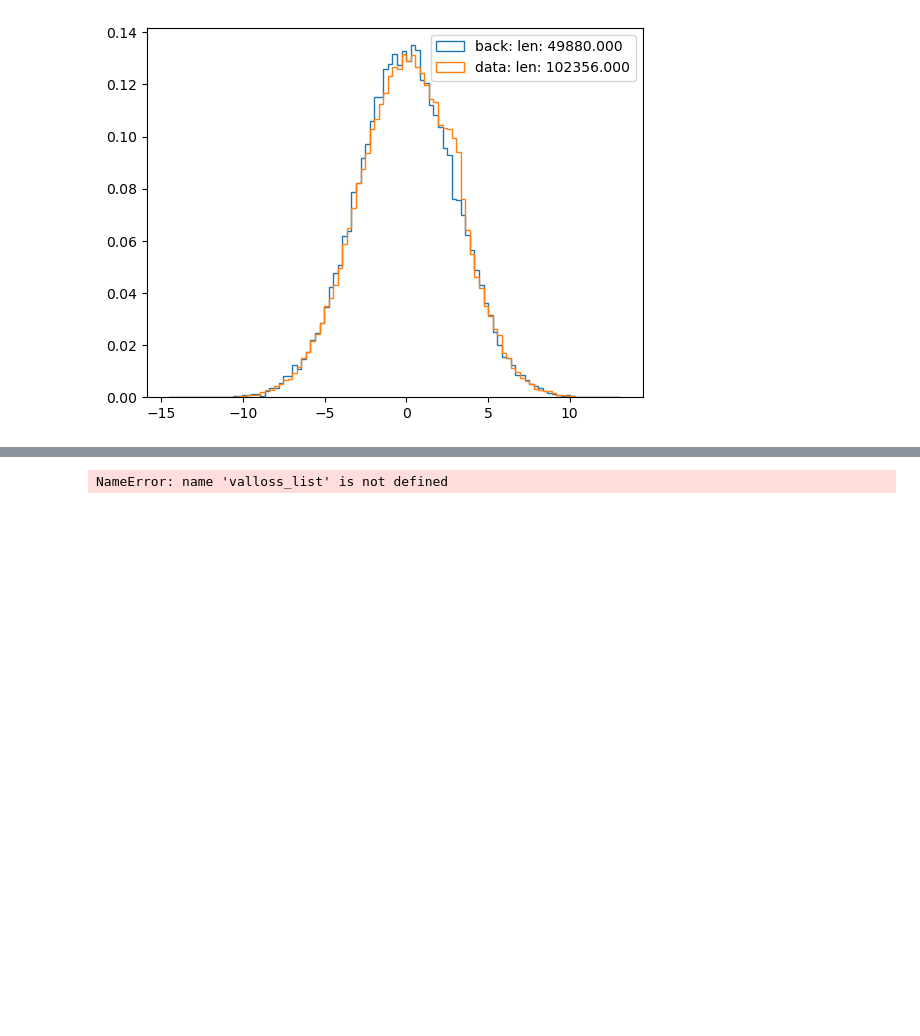
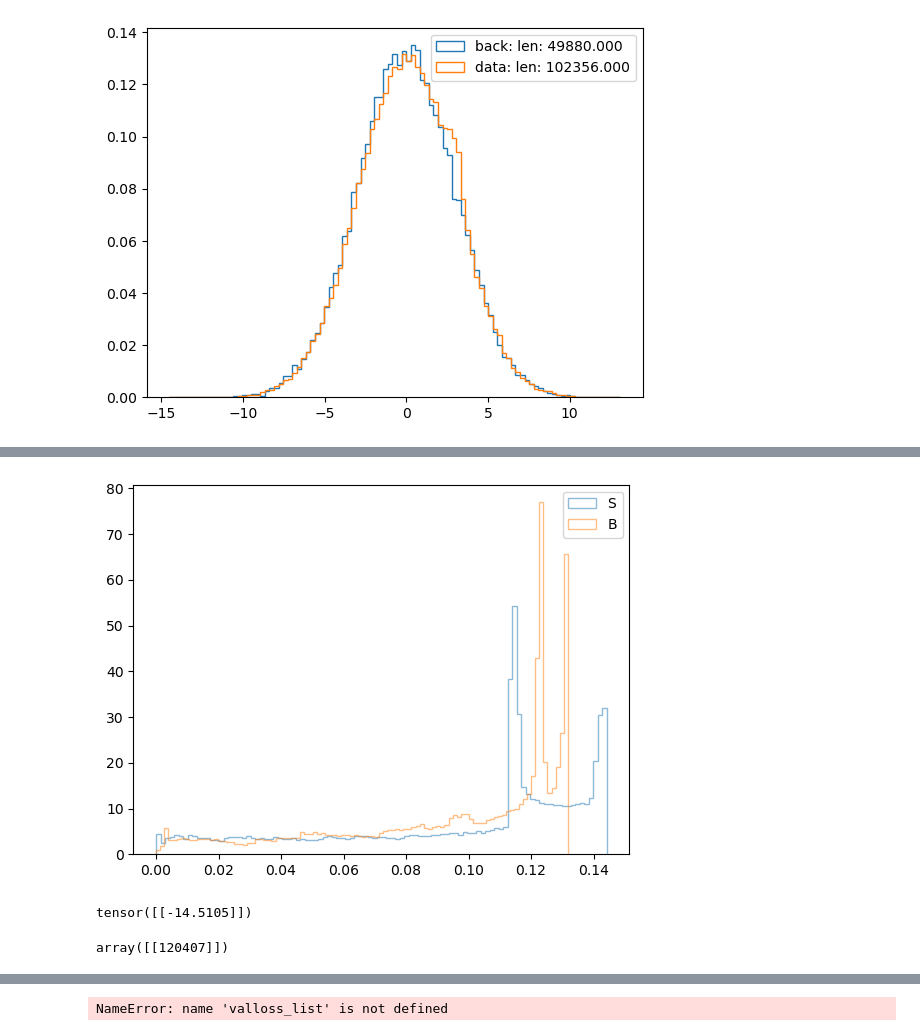
Before and after one commit to rd804/R-ANODE, a Jupyter notebook: notebooks/nflows_gaussian_manode.ipynb, the cells around one changed output, grey strips where cells are left out. Saved outputs shown, nothing was run; the diff lists cells and outputs as text; code cells hidden in the pictures; blank space fills up the shorter version.

```diff
--- a/notebooks/nflows_gaussian_manode.ipynb
+++ b/notebooks/nflows_gaussian_manode.ipynb
@@ -165,0 +300,28 @@ print(w.item())
+# %%
+model_B.eval()
+model_S.eval()
+
+model_B.to(device)
+model_S.to(device)
+
+with torch.no_grad():
+    log_S = model_S.log_prob(X_train.to(device)).cpu().numpy()
+    log_B = model_B.log_prob(X_train.to(device)).cpu().numpy()
+
+exp_S = np.exp(log_S)
+exp_B = np.exp(log_B)
+# %%
+plt.hist(exp_S, bins=100, alpha=0.5, label='S', density=True, histtype='step')
+plt.hist(exp_B, bins=100, alpha=0.5, label='B', density=True, histtype='step')
+plt.legend()
+plt.show()
+# %% [output]
+[figure, added]
+# %%
+X_train[(exp_B==0) & (exp_S==0)]
+# %% [output]
+tensor([[-14.5105]])
+# %%
+np.argwhere((exp_B==0) & (exp_S==0))
+# %% [output]
+array([[120407]])
```
Also changed, not shown: parts of 22 cells of this notebook, 4 other files.
